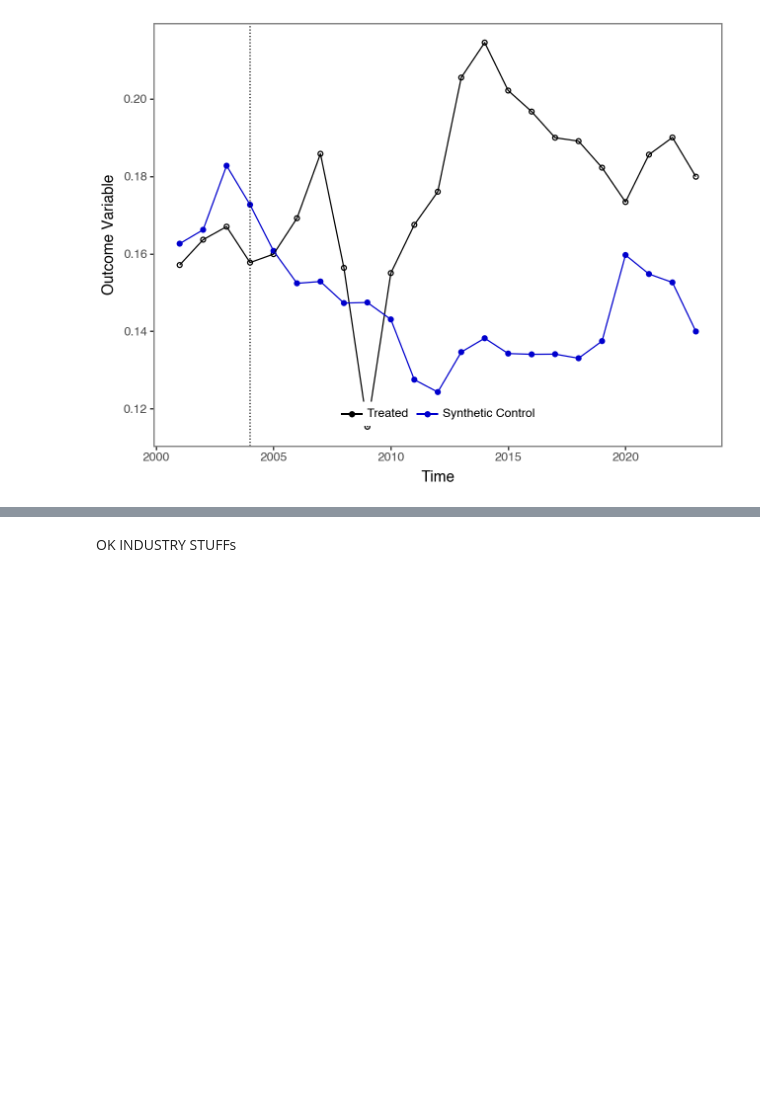
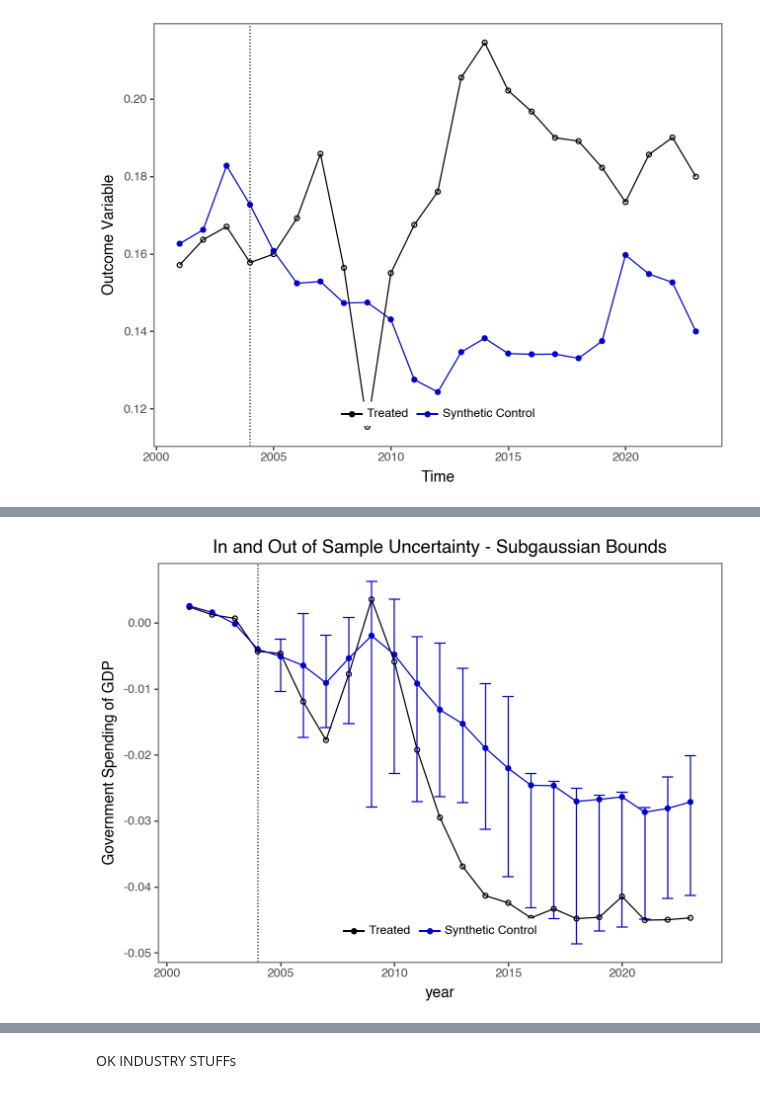
Before and after one commit to wren17/epa_greenbook_project, a Jupyter notebook: analysis.ipynb, the cells around one changed output, grey strips where cells are left out. Drawn from its saved outputs; the diff is of its cells as text; code cells hidden in the pictures; blank space fills up the shorter version.

```diff
--- a/analysis.ipynb
+++ b/analysis.ipynb
@@ -1055,2 +1052,67 @@ iterations completed (90%)
 # %%
-# Synthetic Control for Durable Goods Manufacturing
+# Taking Government Share of GDP and Demeaning
+hubs_gdp["gov_share"] = hubs_gdp["Government and government enterprises"] / hubs_gdp["gdp_all"]
+
+period_pre  = np.array(sorted(hubs_gdp.loc[hubs_gdp["post"] == 0, "year"].unique()))
+period_post = np.array(sorted(hubs_gdp.loc[hubs_gdp["post"] == 1, "year"].unique()))
+
+# donor pool (never treated)
+unit_co = np.array(sorted(hubs_gdp.loc[hubs_gdp["never_treated"] == 1, "GeoFIPS"].unique()))
+
+# keep treated + donors, drop missing
+df_use = hubs_gdp.loc[
+    (hubs_gdp["GeoFIPS"].eq(TREATED)) | (hubs_gdp["GeoFIPS"].isin(unit_co)),
+    ["GeoFIPS","year","post","never_treated","gov_share"]
+].dropna(subset=["gov_share"]).copy()
+
+# balance on pre years
+n_pre = len(period_pre)
+counts = df_use[df_use["year"].isin(period_pre)].groupby("GeoFIPS")["year"].nunique()
+good_units = counts[counts == n_pre].index
+unit_co_bal = np.array(sorted([u for u in good_units if u != TREATED]))
+df_bal = df_use[df_use["GeoFIPS"].isin(good_units)].copy()
+
+# PRE-period mean by unit, then demean
+pre_mean = (
+    df_bal[df_bal["year"].isin(period_pre)]
+    .groupby("GeoFIPS")["gov_share"].mean()
+)
+df_bal["gov_share_dm"] = df_bal["gov_share"] - df_bal["GeoFIPS"].map(pre_mean)
+
+scdf = scdata(
+    df=df_bal,
+    id_var="GeoFIPS",
+    time_var="year",
+    outcome_var="gov_share_dm",
+    period_pre=period_pre,
+    period_post=period_post,
+    unit_tr=TREATED,
+    unit_co=unit_co_bal,
+    features=["gov_share_dm"],
+    cov_adj=None,
+    cointegrated_data=False,   # keep False while debugging
+    constant=False
+)
+
+est = scest(scdf, w_constr={"name": "simplex"})
+scplot(est)
+
+w_constr = {'name': 'simplex', 'Q': 1}
+u_missp = True
+u_sigma = "HC1"
+u_order = 1
+u_lags = 0
+e_method = "gaussian"
+e_order = 1
+e_lags = 0
+e_alpha = 0.05
+u_alpha = 0.05
+sims = 200
+cores = 1
+
+random.seed(8894)
+result = scpi(scdf, sims=sims, w_constr=w_constr, u_order=u_order, u_lags=u_lags,
+              e_order=e_order, e_lags=e_lags, e_method=e_method, u_missp=u_missp,
+              u_sigma=u_sigma, cores=cores, e_alpha=e_alpha, u_alpha=u_alpha)
+scplot(result, e_out=True, x_lab="year", y_lab="Government Spending of GDP")
+# %% [output]
@@ -1056,0 +1133 @@ iterations completed (90%)
+[figure, added]
```
Also changed, not shown: parts of 9 cells of this notebook.
